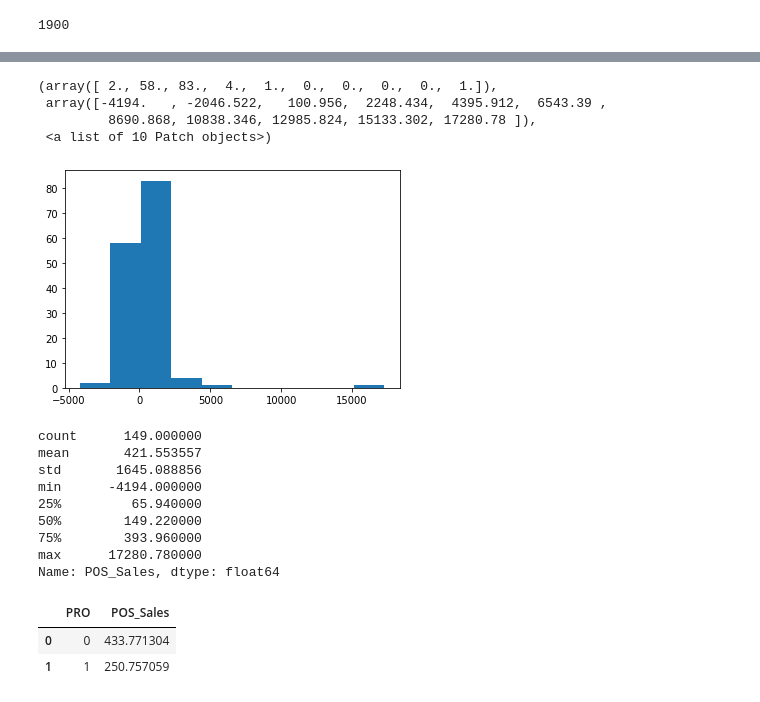
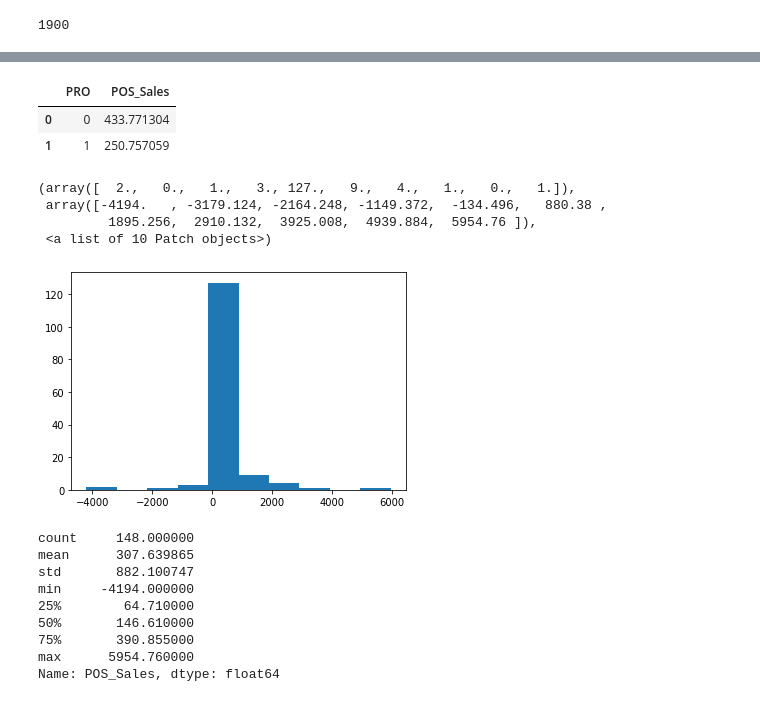
Before and after one commit to consta35/thd, a Jupyter notebook: Intro_to_python.ipynb, the cells around one changed output, grey strips where cells are left out. Cells and saved outputs as stored; diff of their text form; code cells hidden in the pictures.

```diff
--- a/Intro_to_python.ipynb
+++ b/Intro_to_python.ipynb
@@ -3,4 +3,4 @@ import pandas as pd
 import matplotlib.pyplot as plt
 # %%
 url = 'https://raw.githubusercontent.com/consta35/thd/master/Intro_to_Python_Sample_Data.csv'
-df1 = pd.read_csv(url)
+data = pd.read_csv(url)
@@ -106,20 +139,29 @@ plt.hist(pros['POS_Sales'])
+# %%
+## Remove data points with over 17000 in POS_Sales
+data2 = data[data['POS_Sales']< 17000]
+# %%
+data2.groupby(['PRO']).agg({'POS_Sales' : 'mean'}).reset_index()
+# %% [output]
+|  | PRO | POS_Sales |
+| 0 | 0 | 433.771304 |
+| 1 | 1 | 250.757059 |
 # %%
-plt.hist(df1['POS_Sales'])
+plt.hist(data2['POS_Sales'])
 # %% [output]
-(array([ 2., 58., 83.,  4.,  1.,  0.,  0.,  0.,  0.,  1.]),
- array([-4194.   , -2046.522,   100.956,  2248.434,  4395.912,  6543.39 ,
-         8690.868, 10838.346, 12985.824, 15133.302, 17280.78 ]),
+(array([  2.,   0.,   1.,   3., 127.,   9.,   4.,   1.,   0.,   1.]),
+ array([-4194.   , -3179.124, -2164.248, -1149.372,  -134.496,   880.38 ,
+         1895.256,  2910.132,  3925.008,  4939.884,  5954.76 ]),
  <a list of 10 Patch objects>)
-[figure, old version]
+[figure, new version]
 # %%
-df1['POS_Sales'].describe()
+data2.POS_Sales.describe()
 # %% [output]
-count      149.000000
-mean       421.553557
-std       1645.088856
-min      -4194.000000
-25%         65.940000
-50%        149.220000
-75%        393.960000
-max      17280.780000
+count     148.000000
+mean      307.639865
+std       882.100747
+min     -4194.000000
+25%        64.710000
+50%       146.610000
+75%       390.855000
+max      5954.760000
 Name: POS_Sales, dtype: float64
@@ -128,6 +167,0 @@ df2 = df1[(df1['POS_Sales']< 17000)]
-# %%
-df2.groupby(['PRO']).agg({'POS_Sales': 'mean'}).reset_index()
-# %% [output]
-|  | PRO | POS_Sales |
-| 0 | 0 | 433.771304 |
-| 1 | 1 | 250.757059 |
```
Also changed, not shown: parts of 35 cells of this notebook.
